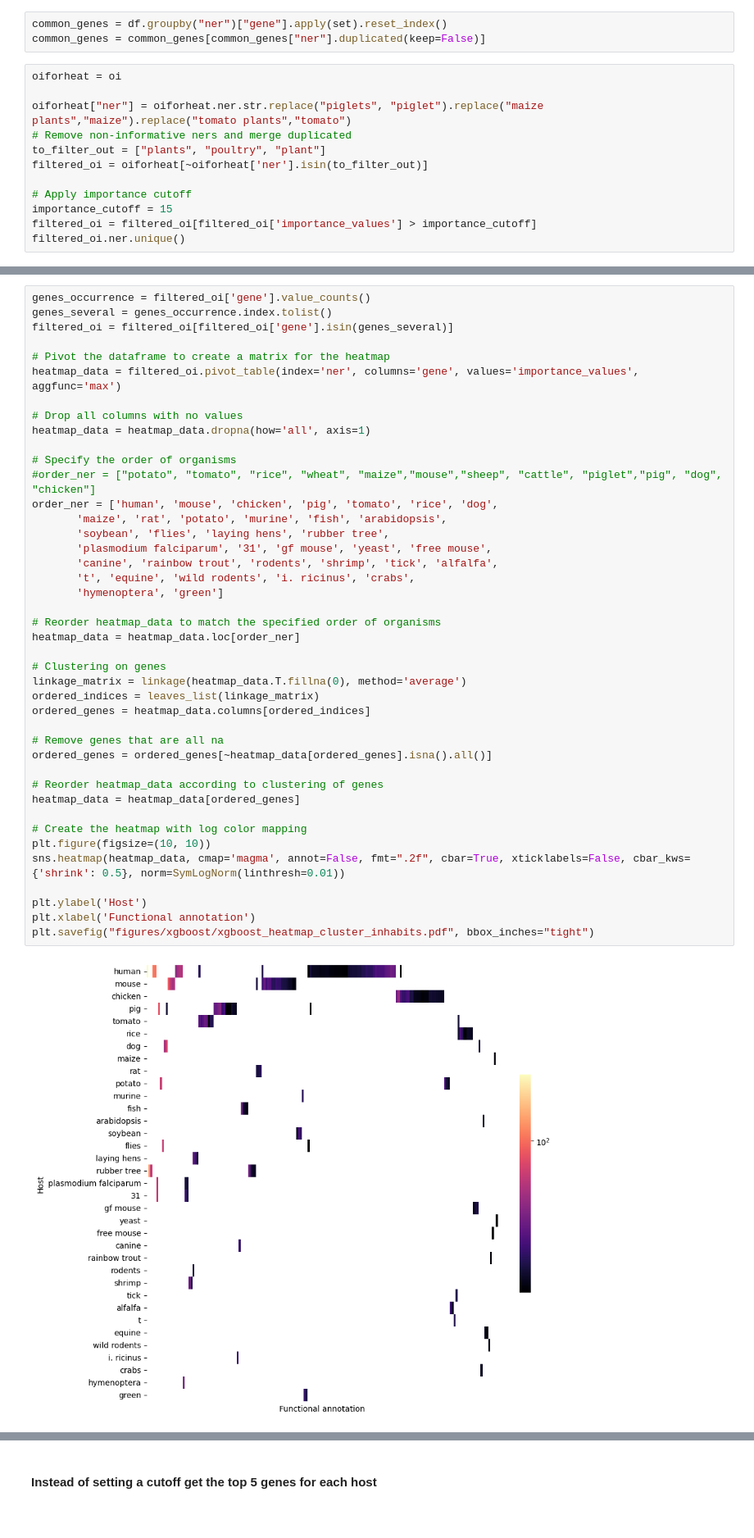
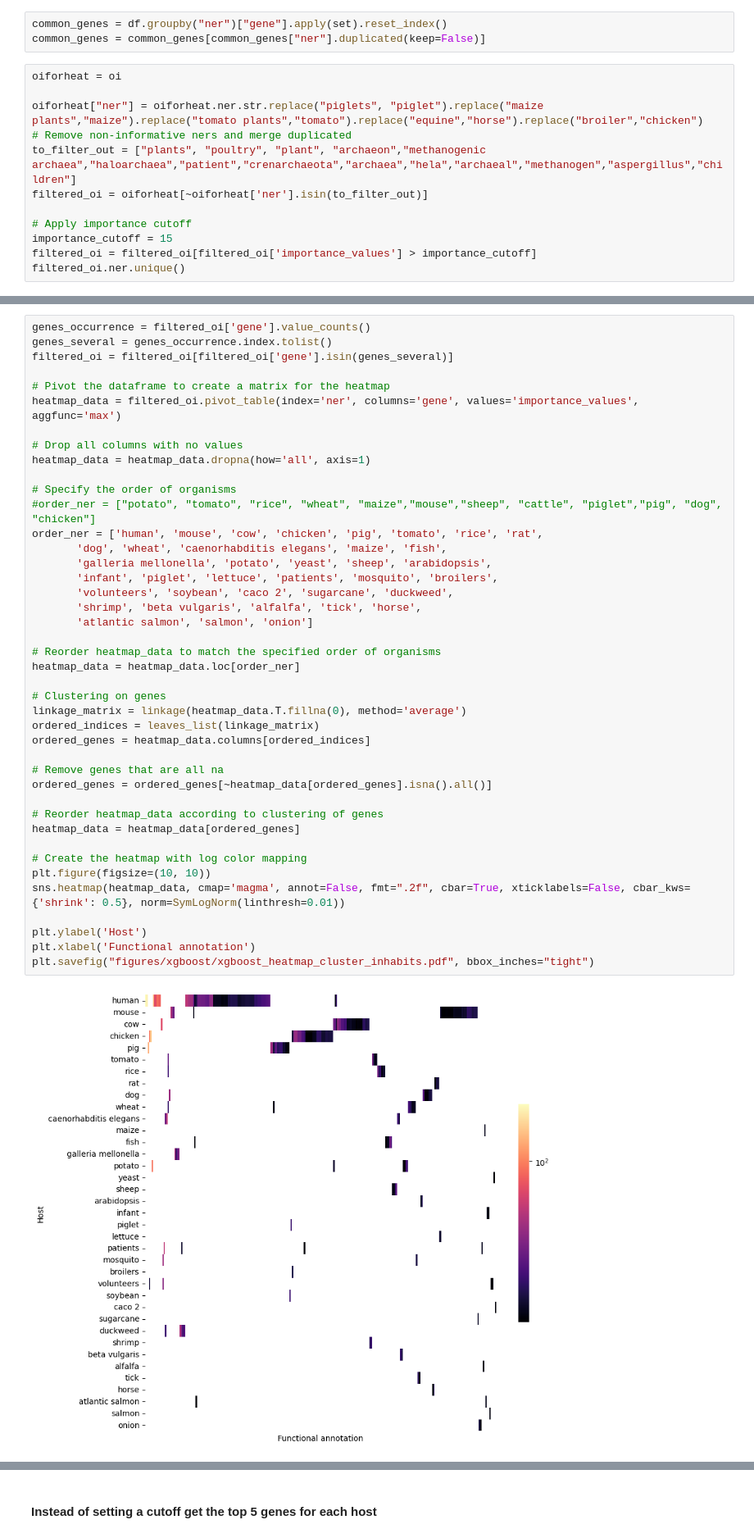
Before and after one commit to danielzmbp/NLP4Pheno, a Jupyter notebook: notebooks/analyze_xgboost_tidy.ipynb, the cells around one changed output, grey strips where cells are left out. Shown at 82% size. Cells and saved outputs as stored; diff of their text form.

```diff
--- a/notebooks/analyze_xgboost_tidy.ipynb
+++ b/notebooks/analyze_xgboost_tidy.ipynb
@@ -250,9 +410,9 @@ common_genes = common_genes[common_genes["ner"].duplicated(keep=False)]
 # %%
 oiforheat = oi
 
-oiforheat["ner"] = oiforheat.ner.str.replace("piglets", "piglet").replace("maize plants","maize").replace("tomato plants","tomato")
+oiforheat["ner"] = oiforheat.ner.str.replace("piglets", "piglet").replace("maize plants","maize").replace("tomato plants","tomato").replace("equine","horse").replace("broiler","chicken")
 # Remove non-informative ners and merge duplicated
-to_filter_out = ["plants", "poultry", "plant"]
+to_filter_out = ["plants", "poultry", "plant", "archaeon","methanogenic archaea","haloarchaea","patient","crenarchaeota","archaea","hela","archaeal","methanogen","aspergillus","children"]
 filtered_oi = oiforheat[~oiforheat['ner'].isin(to_filter_out)]
 
 # Apply importance cutoff
@@ -281,41 +441,41 @@ filtered_oi = filtered_oi[filtered_oi['gene'].isin(genes_several)]
 heatmap_data = filtered_oi.pivot_table(index='ner', columns='gene', values='importance_values', aggfunc='max')
 
 # Drop all columns with no values
 heatmap_data = heatmap_data.dropna(how='all', axis=1)
 
 # Specify the order of organisms
 #order_ner = ["potato", "tomato", "rice", "wheat", "maize","mouse","sheep", "cattle", "piglet","pig", "dog", "chicken"]
-order_ner = ['human', 'mouse', 'chicken', 'pig', 'tomato', 'rice', 'dog',
-       'maize', 'rat', 'potato', 'murine', 'fish', 'arabidopsis',
-       'soybean', 'flies', 'laying hens', 'rubber tree',
-       'plasmodium falciparum', '31', 'gf mouse', 'yeast', 'free mouse',
-       'canine', 'rainbow trout', 'rodents', 'shrimp', 'tick', 'alfalfa',
-       't', 'equine', 'wild rodents', 'i. ricinus', 'crabs',
-       'hymenoptera', 'green']
+order_ner = ['human', 'mouse', 'cow', 'chicken', 'pig', 'tomato', 'rice', 'rat',
+       'dog', 'wheat', 'caenorhabditis elegans', 'maize', 'fish',
+       'galleria mellonella', 'potato', 'yeast', 'sheep', 'arabidopsis',
+       'infant', 'piglet', 'lettuce', 'patients', 'mosquito', 'broilers',
+       'volunteers', 'soybean', 'caco 2', 'sugarcane', 'duckweed',
+       'shrimp', 'beta vulgaris', 'alfalfa', 'tick', 'horse',
+       'atlantic salmon', 'salmon', 'onion']
 
 # Reorder heatmap_data to match the specified order of organisms
 heatmap_data = heatmap_data.loc[order_ner]
 
 # Clustering on genes
 linkage_matrix = linkage(heatmap_data.T.fillna(0), method='average')
 ordered_indices = leaves_list(linkage_matrix)
 ordered_genes = heatmap_data.columns[ordered_indices]
 
 # Remove genes that are all na
 ordered_genes = ordered_genes[~heatmap_data[ordered_genes].isna().all()]
 
 # Reorder heatmap_data according to clustering of genes
 heatmap_data = heatmap_data[ordered_genes]
 
 # Create the heatmap with log color mapping
 plt.figure(figsize=(10, 10))
 sns.heatmap(heatmap_data, cmap='magma', annot=False, fmt=".2f", cbar=True, xticklabels=False, cbar_kws={'shrink': 0.5}, norm=SymLogNorm(linthresh=0.01))
 
 plt.ylabel('Host')
 plt.xlabel('Functional annotation')
 plt.savefig("figures/xgboost/xgboost_heatmap_cluster_inhabits.pdf", bbox_inches="tight")
 # %% [output]
-[figure, old version]
+[figure, new version]
 # %%
 sns.clustermap(heatmap_data.fillna(0).applymap(lambda x: 1 if x != 0 else 0),figsize=(10,15))
 # %% [output]
```
Also changed, not shown: parts of 51 cells of this notebook, 1 other file.
